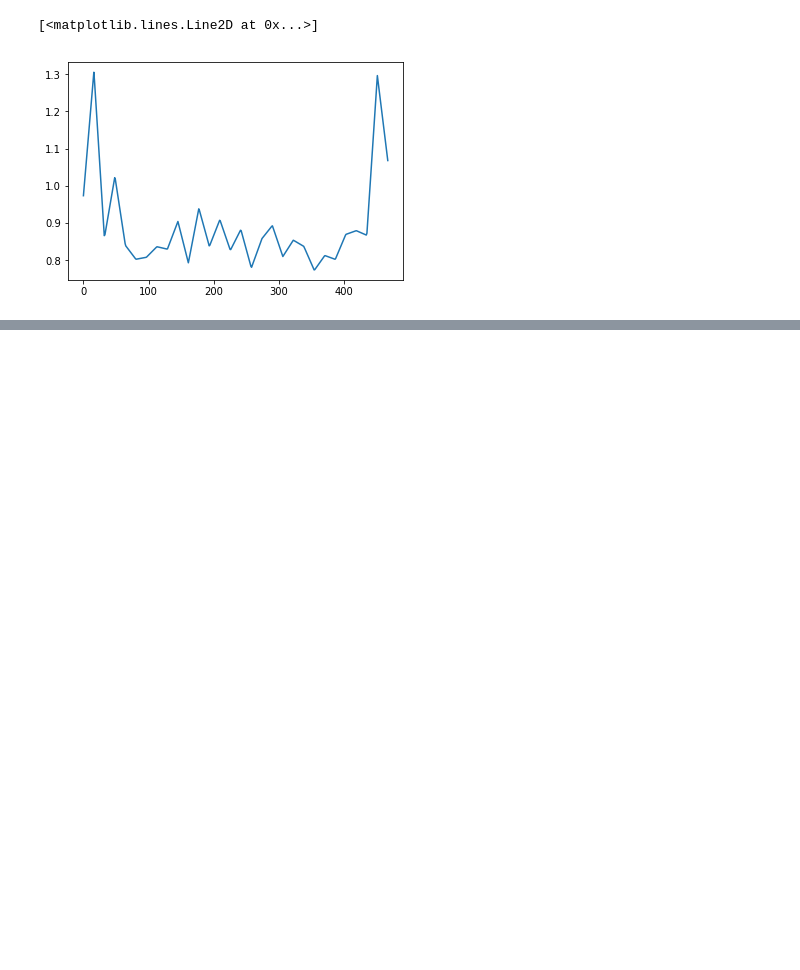
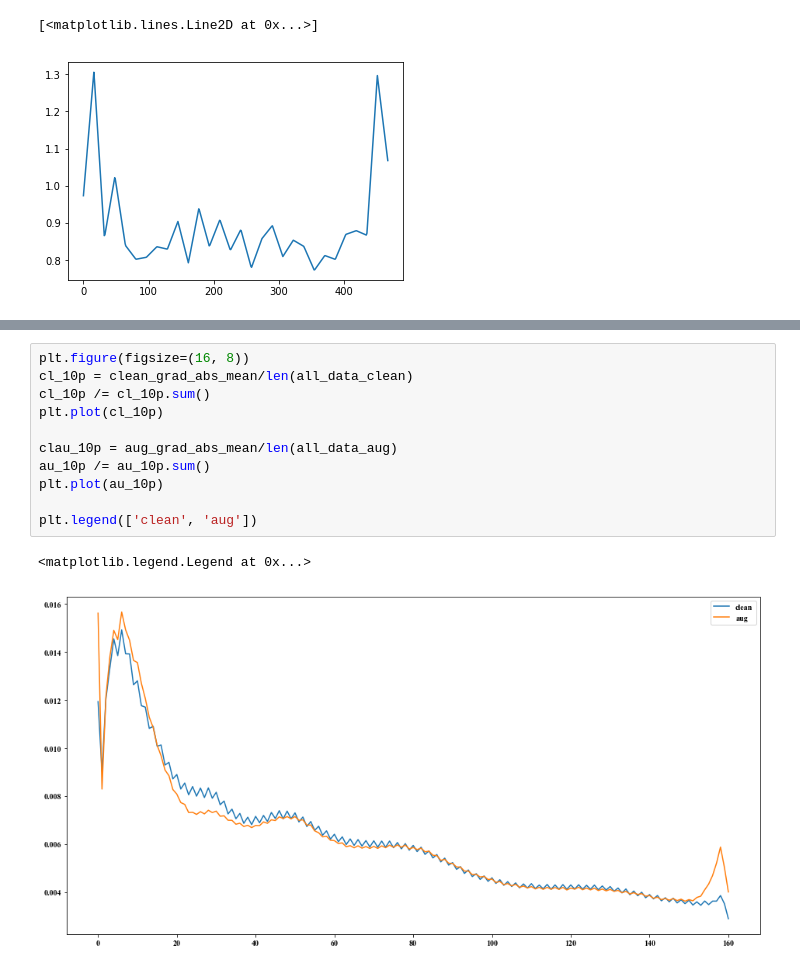
Before and after one commit to Wenhao-Yang/SpeakerVerifiaction-pytorch, a Jupyter notebook: Misc/hook_conv_lores_aug.ipynb, the cells around one changed output, grey strips where cells are left out. Cells and saved outputs as stored; diff of their text form; blank space fills up the shorter version.

```diff
--- a/Misc/hook_conv_lores_aug.ipynb
+++ b/Misc/hook_conv_lores_aug.ipynb
@@ -419,0 +541,14 @@ plt.plot(saliency_map.squeeze().detach().numpy().transpose().mean(axis=0))
+# %%
+plt.figure(figsize=(16, 8))
+cl_10p = clean_grad_abs_mean/len(all_data_clean)
+cl_10p /= cl_10p.sum()
+plt.plot(cl_10p)
+
+clau_10p = aug_grad_abs_mean/len(all_data_aug)
+au_10p /= au_10p.sum()
+plt.plot(au_10p)
+
+plt.legend(['clean', 'aug'])
+# %% [output]
+<matplotlib.legend.Legend at 0x...>
+[figure, added]
```
Also changed, not shown: parts of 10 cells of this notebook.
